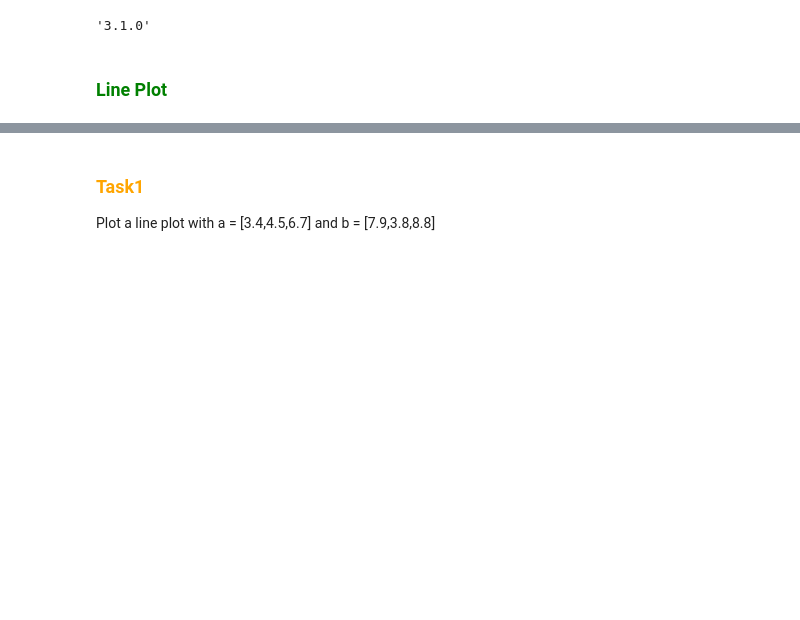
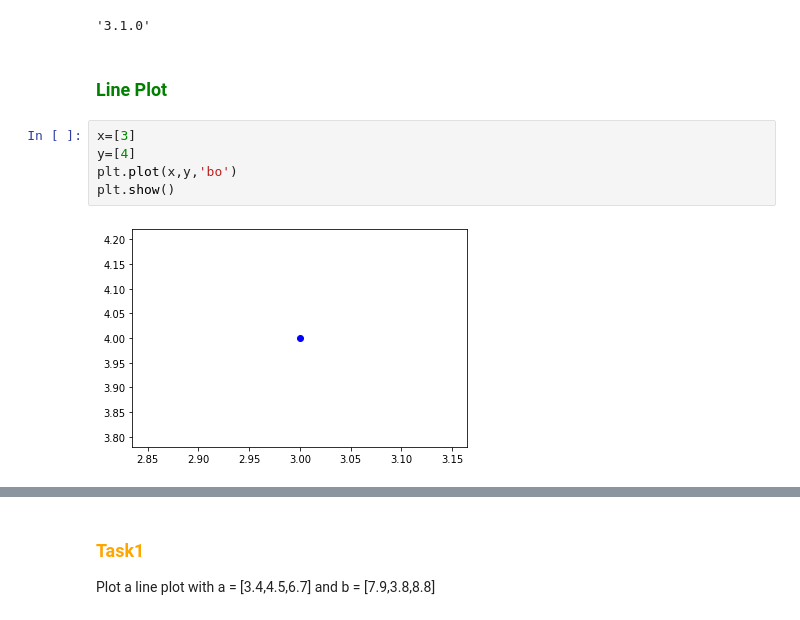
Before and after one commit to SivaLokam/supervisedlearning, a Jupyter notebook: Tutorials/Matplotlib Tutorial.ipynb, the cells around one changed output, grey strips where cells are left out. Saved outputs shown, nothing was run; the diff lists cells and outputs as text; blank space fills up the shorter version.

```diff
--- a/Tutorials/Matplotlib Tutorial.ipynb
+++ b/Tutorials/Matplotlib Tutorial.ipynb
@@ -53,6 +54,13 @@ matplotlib.__version__
 '3.1.0'
 # %% [markdown]
 ### <span id="lineplot" style="color:Green">Line Plot</span>
+# %%
+x=[3]
+y=[4]
+plt.plot(x,y,'bo')
+plt.show()
+# %% [output]
+[figure, added]
 # %%
 x = [3,5,7]
 y = [4,2,8]
```
Also changed, not shown: parts of 74 cells of this notebook, 3 other files.
